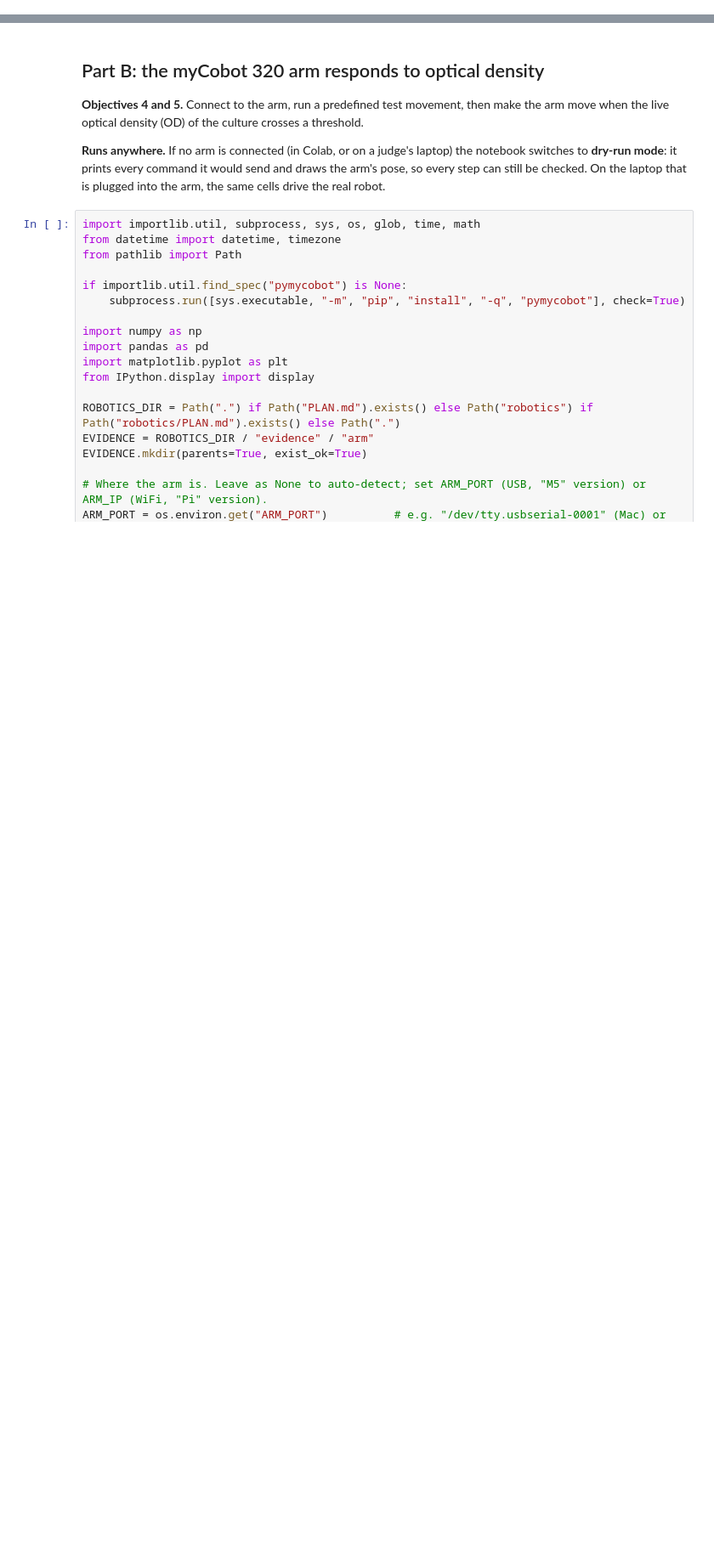
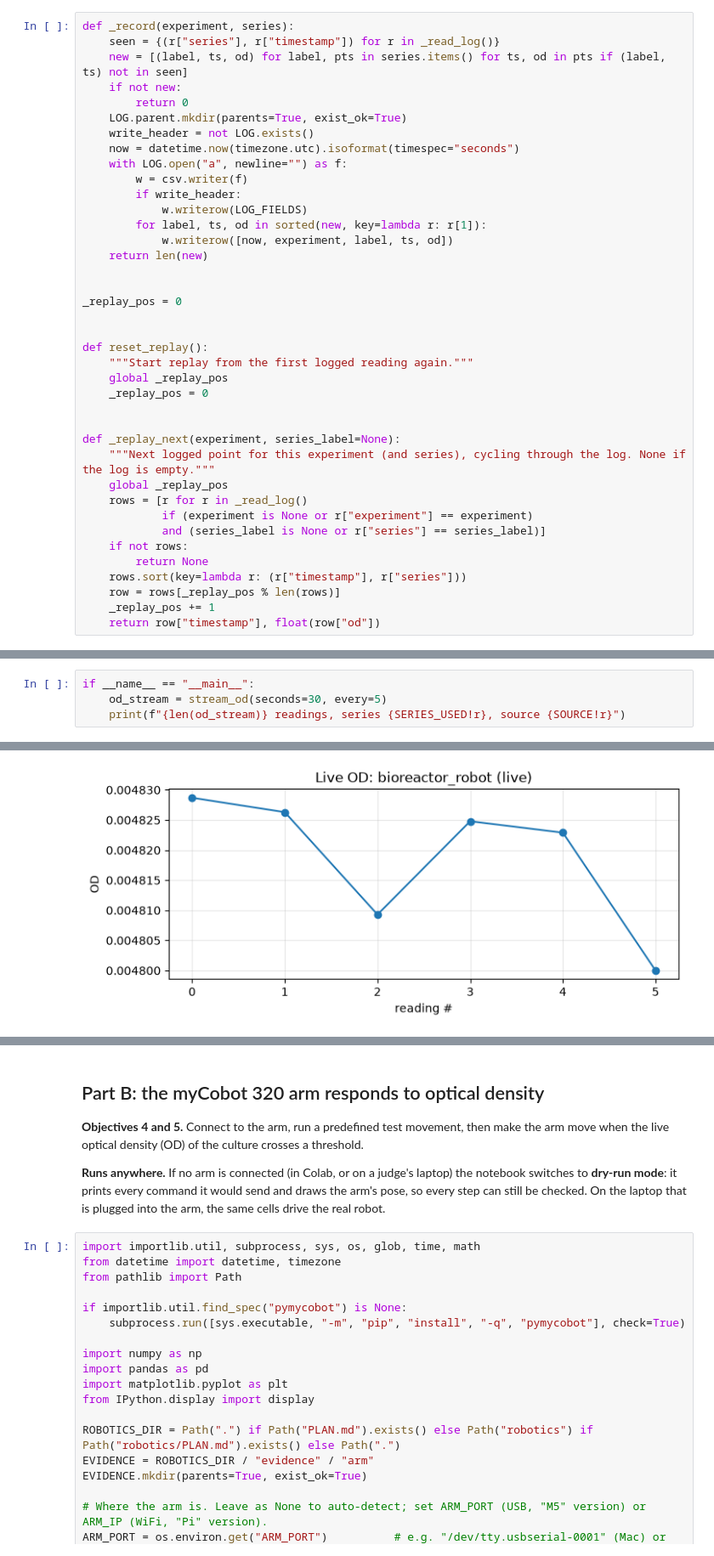
Before and after one commit to AICSquared/jsnn-hackathon, a Jupyter notebook: robotics/robotics.ipynb, the cells around one changed output, grey strips where cells are left out. Shown at 85% size. Cells and saved outputs as stored; diff of their text form; blank space fills up the shorter version.

```diff
--- a/robotics/robotics.ipynb
+++ b/robotics/robotics.ipynb
@@ -0,0 +117,39 @@
+# %%
+def _record(experiment, series):
+    seen = {(r["series"], r["timestamp"]) for r in _read_log()}
+    new = [(label, ts, od) for label, pts in series.items() for ts, od in pts if (label, ts) not in seen]
+    if not new:
+        return 0
+    LOG.parent.mkdir(parents=True, exist_ok=True)
+    write_header = not LOG.exists()
+    now = datetime.now(timezone.utc).isoformat(timespec="seconds")
+    with LOG.open("a", newline="") as f:
+        w = csv.writer(f)
+        if write_header:
+            w.writerow(LOG_FIELDS)
+        for label, ts, od in sorted(new, key=lambda r: r[1]):
+            w.writerow([now, experiment, label, ts, od])
+    return len(new)
+
+
+_replay_pos = 0
+
+
+def reset_replay():
+    """Start replay from the first logged reading again."""
+    global _replay_pos
+    _replay_pos = 0
+
+
+def _replay_next(experiment, series_label=None):
+    """Next logged point for this experiment (and series), cycling through the log. None if the log is empty."""
+    global _replay_pos
+    rows = [r for r in _read_log()
+            if (experiment is None or r["experiment"] == experiment)
+            and (series_label is None or r["series"] == series_label)]
+    if not rows:
+        return None
+    rows.sort(key=lambda r: (r["timestamp"], r["series"]))
+    row = rows[_replay_pos % len(rows)]
+    _replay_pos += 1
+    return row["timestamp"], float(row["od"])
@@ -0,0 +276,5 @@
+# %%
+if __name__ == "__main__":
+    od_stream = stream_od(seconds=30, every=5)
+    print(f"{len(od_stream)} readings, series {SERIES_USED!r}, source {SOURCE!r}")
+# %% [output]
@@ -0,0 +289 @@
+[figure, added]
```
Also changed, not shown: parts of 15 cells of this notebook, 3 other files.
